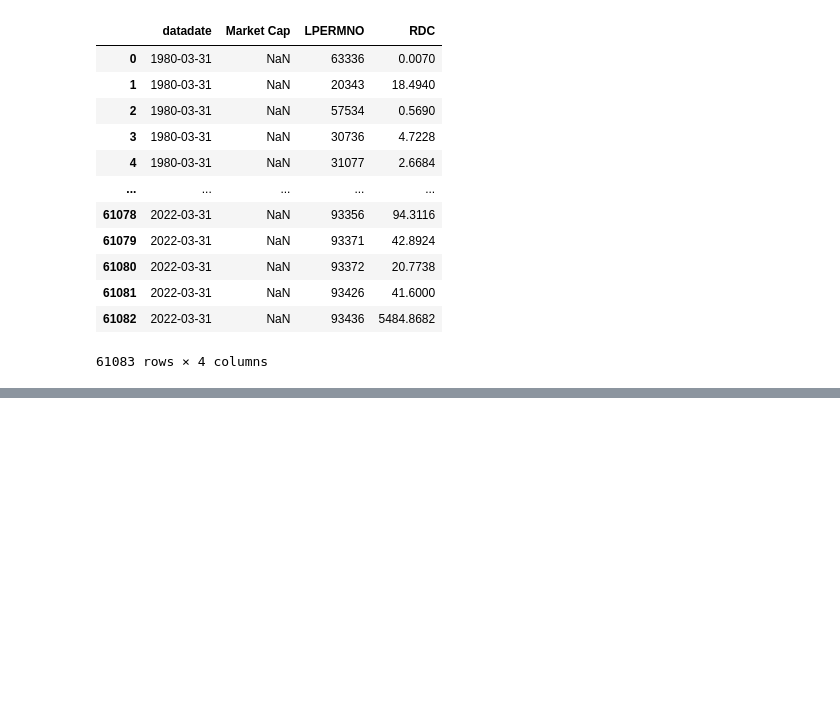
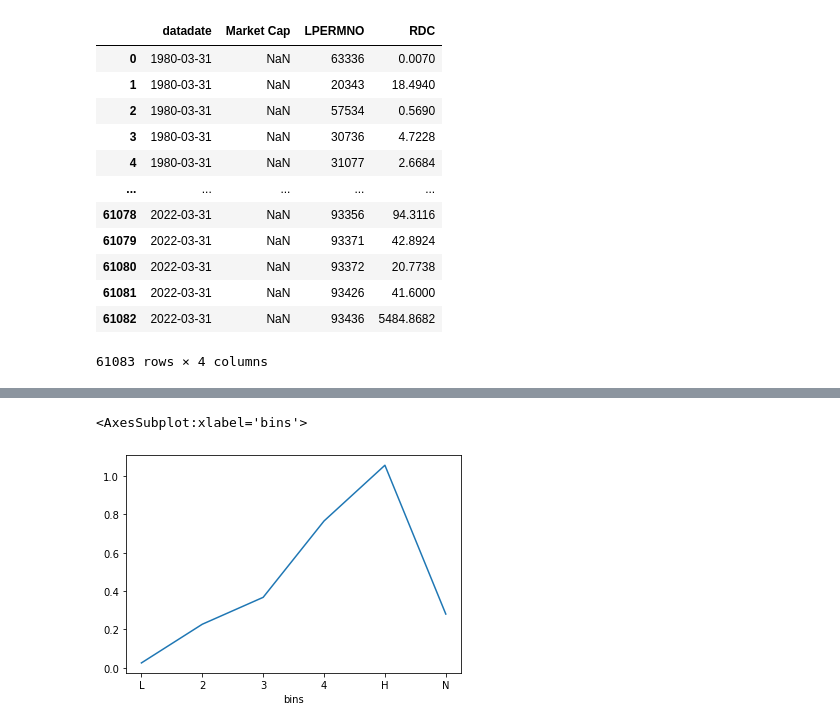
Before and after one commit to AmritSd/Does_R-D_Matter, a Jupyter notebook: rudra_rd_trading.ipynb, the cells around one changed output, grey strips where cells are left out. Cells and saved outputs as stored; diff of their text form; code cells hidden in the pictures; blank space fills up the shorter version.

```diff
--- a/rudra_rd_trading.ipynb
+++ b/rudra_rd_trading.ipynb
@@ -319,0 +746,5 @@ rd_firms["RDC/Market Cap"] = rd_firms["RDC"] / rd_firms["Market Cap"]
+# %%
+post_2000.groupby("bins")["Excess Returns"].mean()[order].plot()
+# %% [output]
+<AxesSubplot:xlabel='bins'>
+[figure, added]
```
Also changed, not shown: parts of 76 cells of this notebook.
